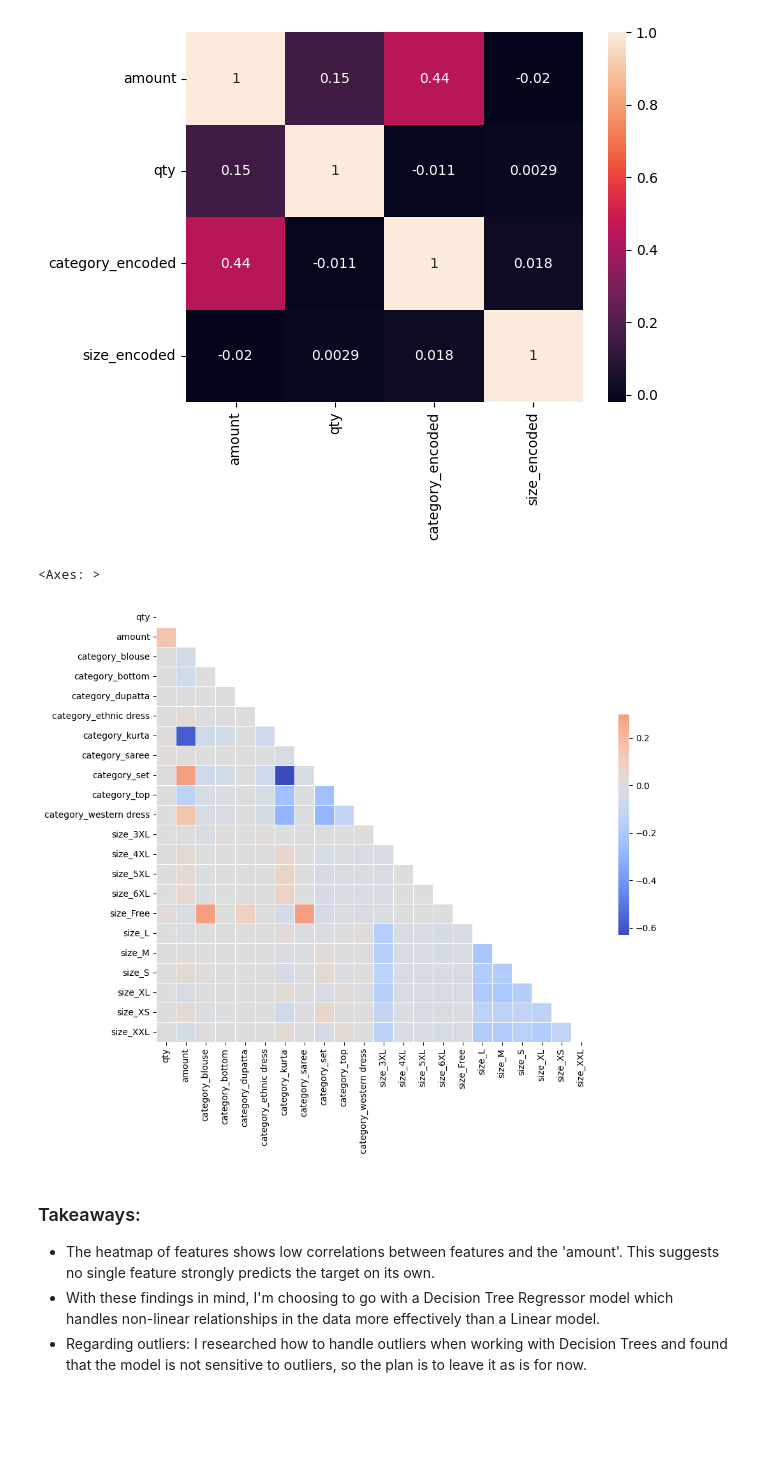
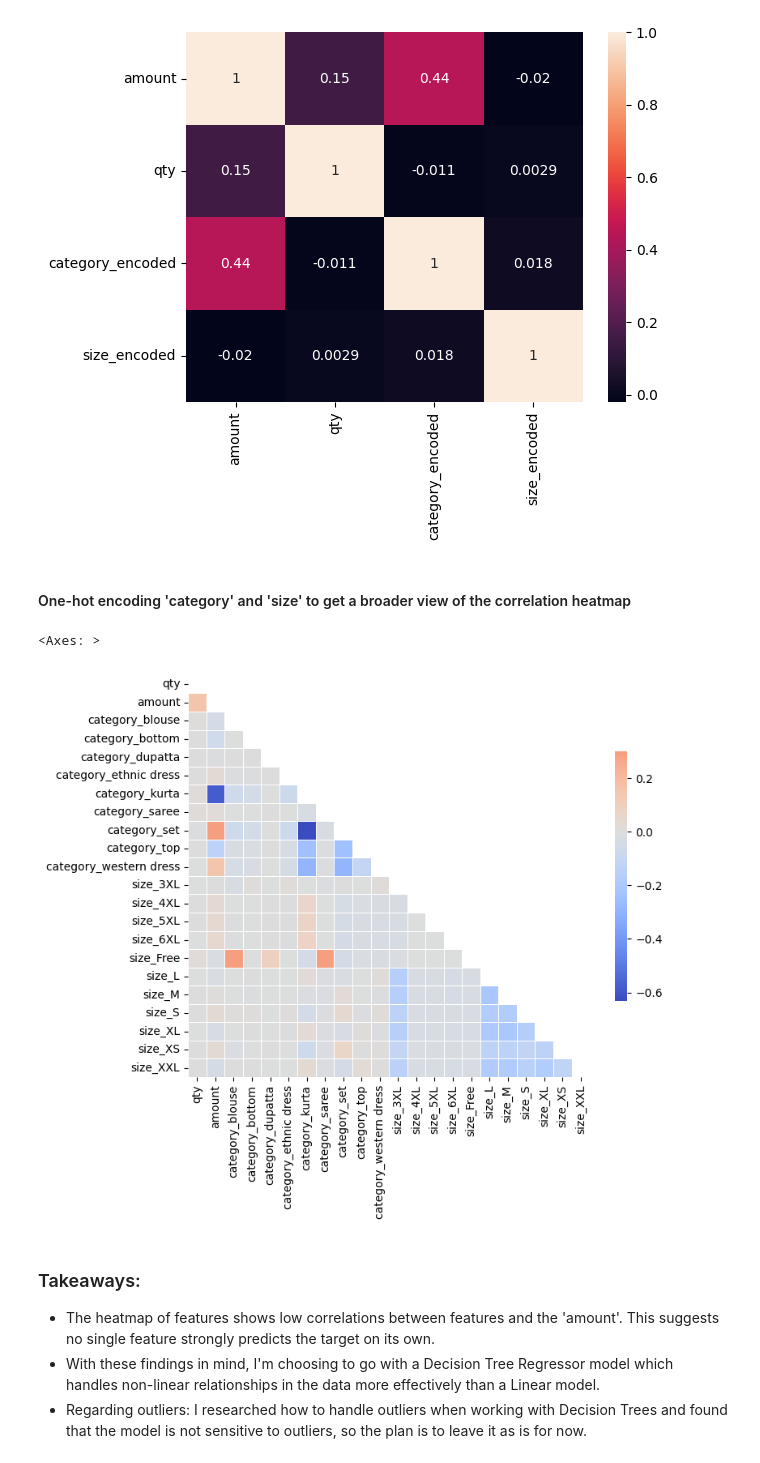
Before and after one commit to jesab/ml_assignment_1, a Jupyter notebook: Assignment2.ipynb, the cells around one changed output. Saved outputs shown, nothing was run; the diff lists cells and outputs as text; code cells hidden in the pictures; blank space fills up the shorter version.

```diff
--- a/Assignment2.ipynb
+++ b/Assignment2.ipynb
@@ -211,6 +213,9 @@ from sklearn.preprocessing import LabelEncoder
 
 label_encoder = LabelEncoder()
 
+df_label = df.copy()
+
+
 # encode 'category' and 'size' columns
-df['category_encoded'] = label_encoder.fit_transform(df['category'])
-df['size_encoded'] = label_encoder.fit_transform(df['size'])
+df_label['category_encoded'] = label_encoder.fit_transform(df_label['category'])
+df_label['size_encoded'] = label_encoder.fit_transform(df_label['size'])
@@ -224,24 +238,25 @@ sns.heatmap(correlation_matrix_label, annot=True)
 plt.show()
 # %% [output]
 [figure]
+# %% [markdown]
+#### One-hot encoding 'category' and 'size' to get a broader view of the correlation heatmap
 # %%
 # One-hot encode 'category' and 'size' columns
 df_encoded = pd.get_dummies(df, columns=['category', 'size'])
-df_encoded = df_encoded.drop(columns=['category_encoded', 'size_encoded'])
 # %%
 corr = df_encoded.corr()
 
 # generate a mask for the upper triangle
 mask = np.triu(np.ones_like(corr, dtype=bool))
 
-f, ax = plt.subplots(figsize=(11, 9))
+f, ax = plt.subplots(figsize=(8, 8))
 
 # draw the heatmap with the mask and correct aspect ratio
 sns.heatmap(corr, mask=mask, cmap='coolwarm', vmax=.3, center=0,
             square=True, linewidths=.5, cbar_kws={"shrink": .5})
 # %% [output]
 <Axes: >
-[figure, old version]
+[figure, new version]
 # %% [markdown]
 ### Takeaways: <br>
 - The heatmap of features shows low correlations between features and the 'amount'. This suggests no single feature strongly predicts the target on its own.
```
Also changed, not shown: parts of 12 cells of this notebook.
